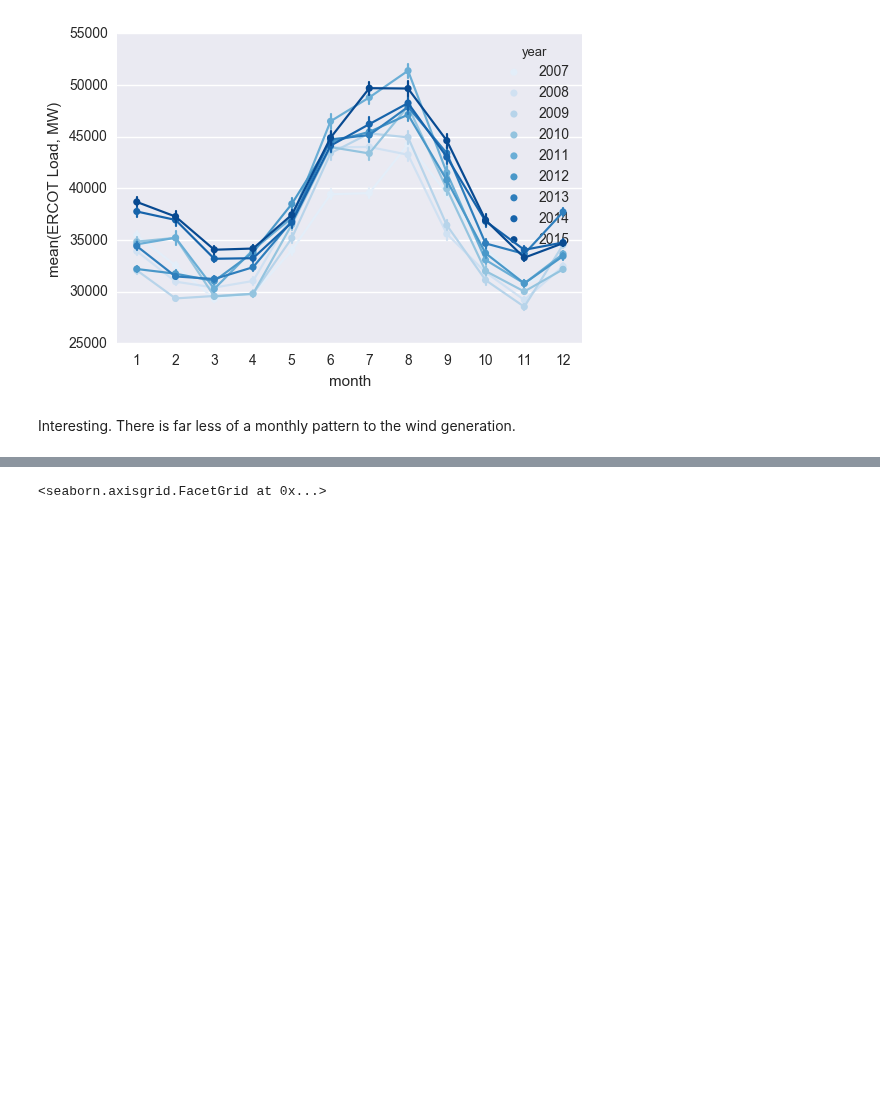
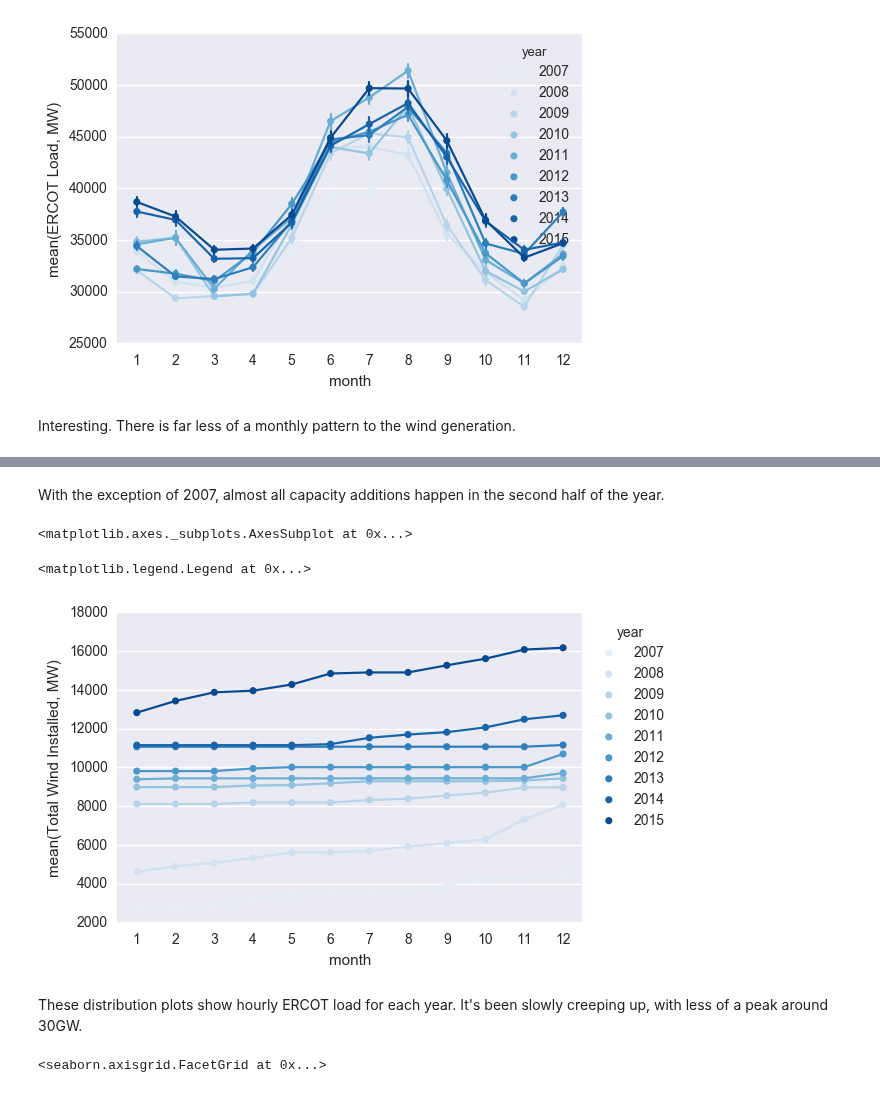
Before and after one commit to gschivley/ERCOT_power, a Jupyter notebook: Exploratory visualization/Exploratory visualizations.ipynb, the cells around one changed output, grey strips where cells are left out. Saved outputs shown, nothing was run; the diff lists cells and outputs as text; code cells hidden in the pictures; blank space fills up the shorter version.

```diff
--- a/Exploratory visualization/Exploratory visualizations.ipynb
+++ b/Exploratory visualization/Exploratory visualizations.ipynb
@@ -81,3 +94,15 @@ plt.tight_layout()
+# %% [markdown]
+With the exception of 2007, almost all capacity additions happen in the second half of the year.
+# %%
+sns.pointplot('month', 'Total Wind Installed, MW', data=ercot, hue='year',
+             palette='Blues', scale=0.5)
+plt.legend(bbox_to_anchor=(1, 1), loc=2, title='year')
+# %% [output]
+<matplotlib.axes._subplots.AxesSubplot at 0x...>
+<matplotlib.legend.Legend at 0x...>
+[figure, added]
+# %% [markdown]
+These distribution plots show hourly ERCOT load for each year. It's been slowly creeping up, with less of a peak around 30GW.
 # %%
 g = sns.FacetGrid(ercot, col='year', col_wrap=3)
 g.map(sns.distplot,'ERCOT Load, MW')
```
Also changed, not shown: parts of 5 cells of this notebook.
